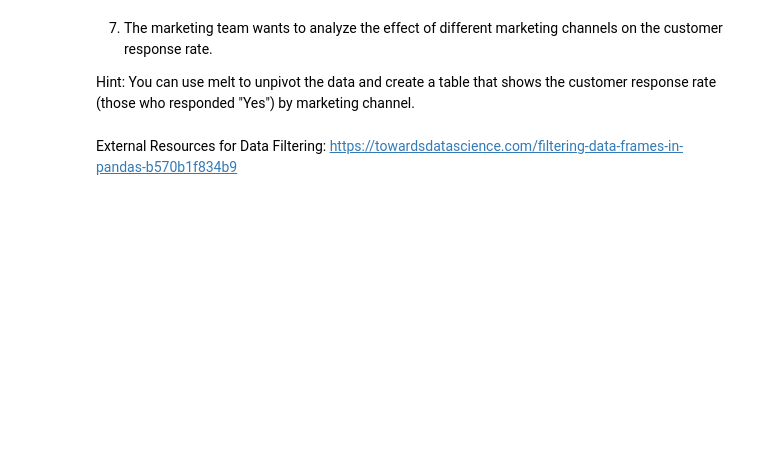
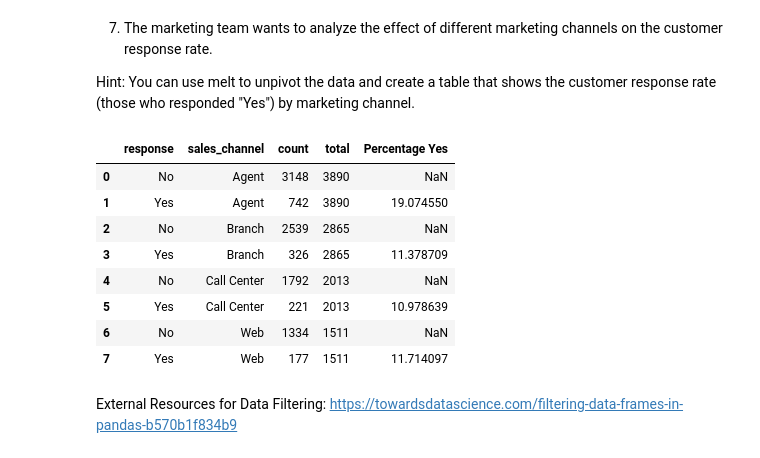
Before and after one commit to data-bootcamp-v4/lab-dw-data-aggregation-and-filtering, a Jupyter notebook: lab-dw-aggregating.ipynb, the cells around one changed output. Drawn from its saved outputs; the diff is of its cells as text; code cells hidden in the pictures; blank space fills up the shorter version.

```diff
--- a/lab-dw-aggregating.ipynb
+++ b/lab-dw-aggregating.ipynb
@@ -96,5 +187,30 @@ Name: policy_type, dtype: int64
 7. The marketing team wants to analyze the effect of different marketing channels on the customer response rate.
 
 Hint: You can use melt to unpivot the data and create a table that shows the customer response rate (those who responded "Yes") by marketing channel.
+# %%
+df7 = df_origin[["response", 'sales_channel']]
+
+
+df7_gb = df7.groupby(["response","sales_channel"])["response"].agg(["count"]).reset_index()
+df_totals = df7_gb.groupby("sales_channel")["count"].sum().reset_index()
+df_totals = df_totals.rename(columns={"count": "total"})
+
+df7_gb = df7_gb.merge(df_totals, on="sales_channel")
+df7_gb["Percentage Yes"] = df7_gb.apply(lambda row: (row["count"] / row["total"]) * 100 if row["response"] == "Yes" else None,axis=1)
+
+df7_gb
+
+# Agents had the highest count of yes by almost the double of the second. Web had the least count of yes. Interestingly, with the lowest total count, Web seem to have had a good
+# answer being second rated in yes by total intervention, followed by Branch. Call center had the lowest values, but close to the Branch.
+# %% [output]
+|  | response | sales_channel | count | total | Percentage Yes |
+| 0 | No | Agent | 3148 | 3890 | NaN |
+| 1 | Yes | Agent | 742 | 3890 | 19.074550 |
+| 2 | No | Branch | 2539 | 2865 | NaN |
+| 3 | Yes | Branch | 326 | 2865 | 11.378709 |
+| 4 | No | Call Center | 1792 | 2013 | NaN |
+| 5 | Yes | Call Center | 221 | 2013 | 10.978639 |
+| 6 | No | Web | 1334 | 1511 | NaN |
+| 7 | Yes | Web | 177 | 1511 | 11.714097 |
 # %% [markdown]
 External Resources for Data Filtering: https://towardsdatascience.com/filtering-data-frames-in-pandas-b570b1f834b9
```
Also changed, not shown: parts of 7 cells of this notebook.
